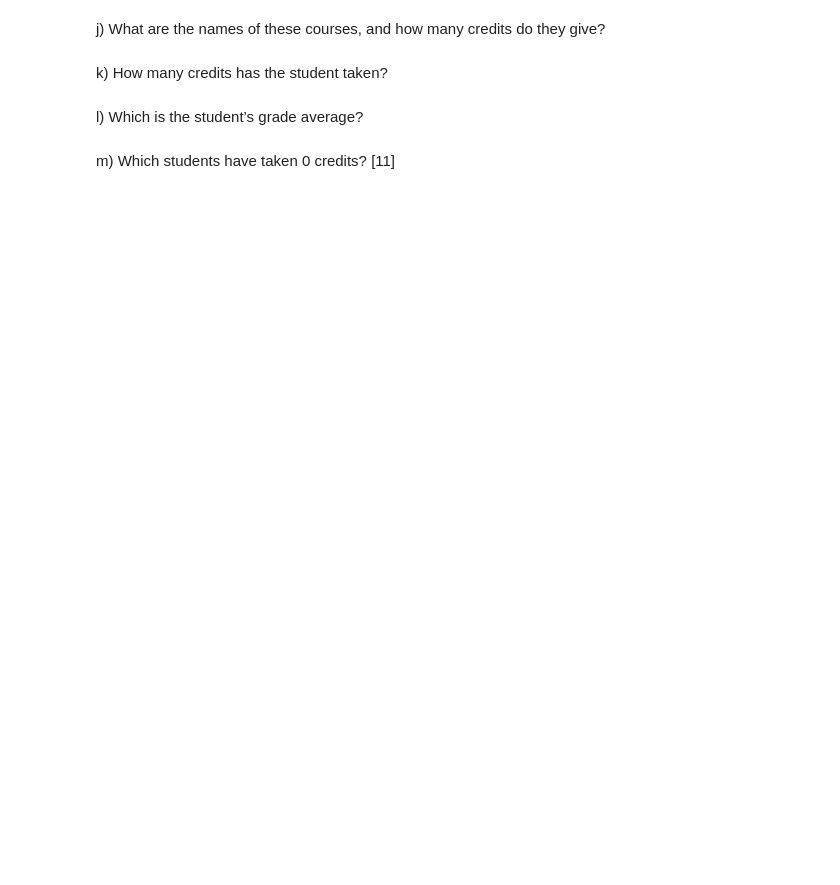
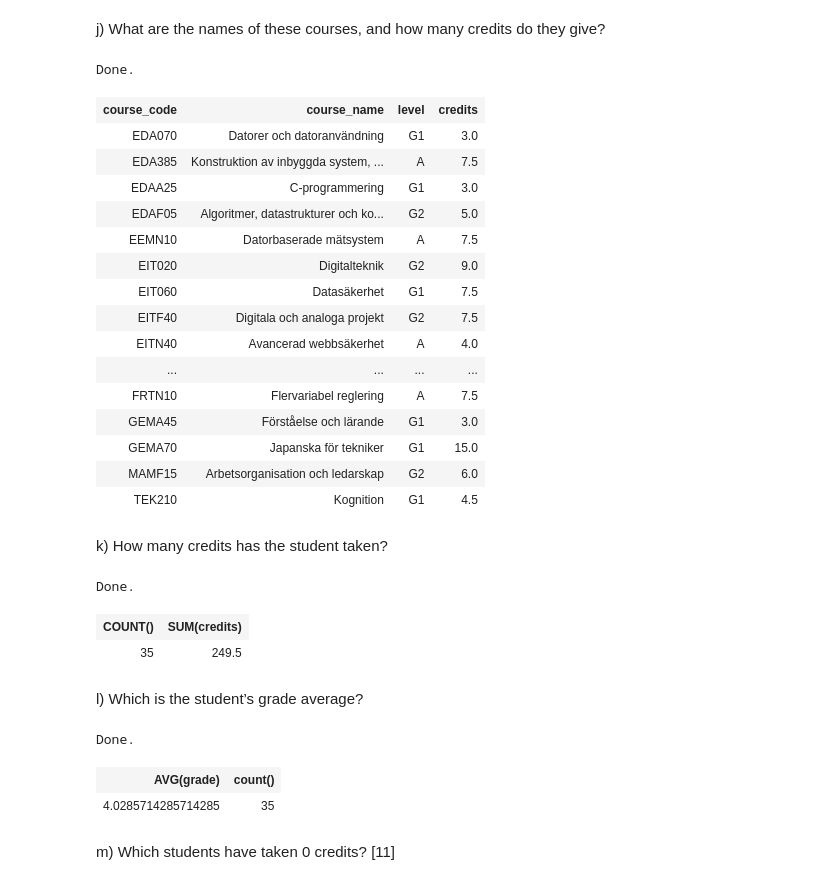
Before and after one commit to antongoransson/EDAF75, a Jupyter notebook: labs/lab1.ipynb, the cells around one changed output. Cells and saved outputs as stored; diff of their text form; code cells hidden in the pictures; blank space fills up the shorter version.

```diff
--- a/labs/lab1.ipynb
+++ b/labs/lab1.ipynb
@@ -278,2 +327,28 @@ j) What are the names of these courses, and how many credits
+# %%
+%%sql
+SELECT *
+FROM courses
+WHERE course_code IN(
+    SELECT course_code
+    FROM taken_courses
+    WHERE ssn="910101-1234")
+# %% [output]
+Done.
+| course_code | course_name | level | credits |
+| EDA070 | Datorer och datoranvändning | G1 | 3.0 |
+| EDA385 | Konstruktion av inbyggda system, ... | A | 7.5 |
+| EDAA25 | C-programmering | G1 | 3.0 |
+| EDAF05 | Algoritmer, datastrukturer och ko... | G2 | 5.0 |
+| EEMN10 | Datorbaserade mätsystem | A | 7.5 |
+| EIT020 | Digitalteknik | G2 | 9.0 |
+| EIT060 | Datasäkerhet | G1 | 7.5 |
+| EITF40 | Digitala och analoga projekt | G2 | 7.5 |
+| EITN40 | Avancerad webbsäkerhet | A | 4.0 |
+| ... | ... | ... | ... |
+| FRTN10 | Flervariabel reglering | A | 7.5 |
+| GEMA45 | Förståelse och lärande | G1 | 3.0 |
+| GEMA70 | Japanska för tekniker | G1 | 15.0 |
+| MAMF15 | Arbetsorganisation och ledarskap | G2 | 6.0 |
+| TEK210 | Kognition | G1 | 4.5 |
 # %% [markdown]
 k) How many credits has the student taken?
@@ -282,2 +355,15 @@ k) How many credits has the student taken?
+# %%
+%%sql
+SELECT COUNT(), SUM(credits)
+FROM courses
+WHERE course_code IN (
+    SELECT course_code
+    FROM taken_courses
+    WHERE ssn="910101-1234"
+    )
+# %% [output]
+Done.
+| COUNT() | SUM(credits) |
+| 35 | 249.5 |
 # %% [markdown]
 l) Which is the student’s grade average?
@@ -286,2 +370,11 @@ l) Which is the student’s grade average?
+# %%
+%%sql
+SELECT AVG(grade), count()
+FROM taken_courses
+WHERE ssn="910101-1234"
+# %% [output]
+Done.
+| AVG(grade) | count() |
+| 4.0285714285714285 | 35 |
 # %% [markdown]
 m) Which students have taken 0 credits? [11]
```
Also changed, not shown: parts of 17 cells of this notebook.
